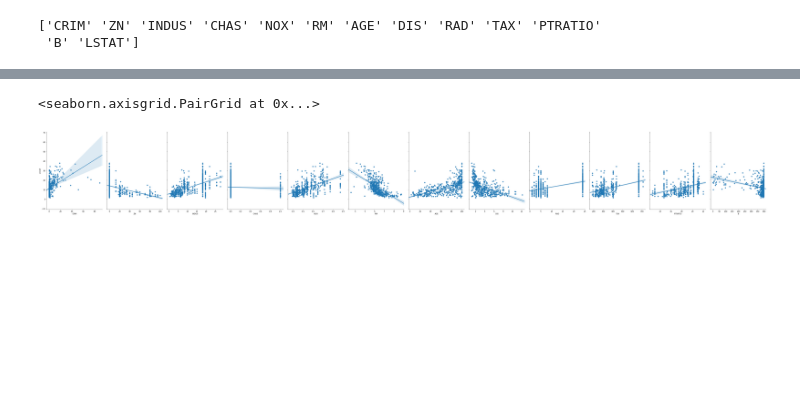
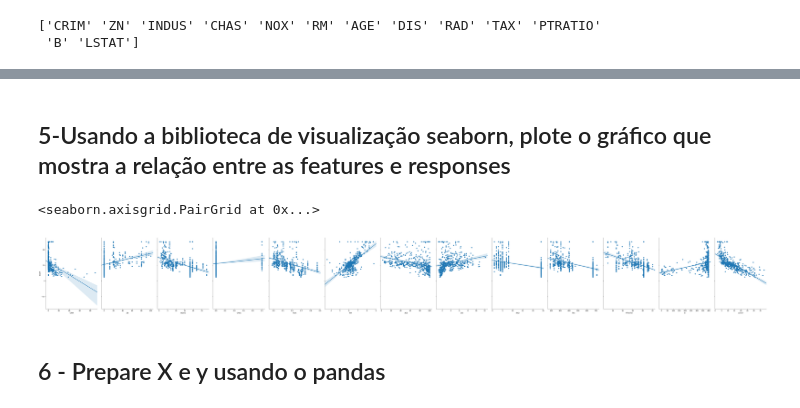
Before and after one commit to Patrickedai/Faculdade, a Jupyter notebook: utf-8''Patrick Fonseca 0050014014.ipynb, the cells around one changed output, grey strips where cells are left out. Drawn from its saved outputs; the diff is of its cells as text; code cells hidden in the pictures; blank space fills up the shorter version.

```diff
--- a/utf-8''Patrick Fonseca 0050014014.ipynb
+++ b/utf-8''Patrick Fonseca 0050014014.ipynb
@@ -32,0 +11,2 @@ array([[6.3200e-03, 1.8000e+01, 2.3100e+00, ..., 1.5300e+01, 3.9690e+02,
+# %%
+df  =  pd.DataFrame(dataset.data, columns=dataset.feature_names)
@@ -95,3 +56,0 @@ print(names)
-# %%
-
-dataset = pd.DataFrame(dataset.data, columns=dataset.feature_names)
@@ -109,2 +57,4 @@ dataset.head()
+# %% [markdown]
+## 5-Usando a biblioteca de visualização seaborn, plote o gráfico que mostra a relação entre as features e responses ##
 # %%
 import seaborn as sns
@@ -118,6 +63,10 @@ import seaborn as sns
+# %%
+df['target'] = dataset.target
 # %%
-sns.pairplot(dataset, x_vars=['CRIM','ZN', 'INDUS', 'CHAS', 'NOX', 'RM', 'AGE', 'DIS','RAD','TAX','PTRATIO','B'], y_vars='LSTAT', size=7, aspect=0.7, kind='reg')
+sns.pairplot(df, x_vars=['CRIM','ZN','INDUS', 'CHAS', 'NOX', 'RM', 'AGE', 'DIS', 'RAD', 'TAX', 'PTRATIO', 'B', 'LSTAT'], y_vars='target', size=7, aspect=0.7, kind='reg')
 # %% [output]
 <seaborn.axisgrid.PairGrid at 0x...>
-[figure, old version]
+[figure, new version]
+# %% [markdown]
+## 6 - Prepare X e y usando o pandas ##
 # %%
```
Also changed, not shown: parts of 58 cells of this notebook.
